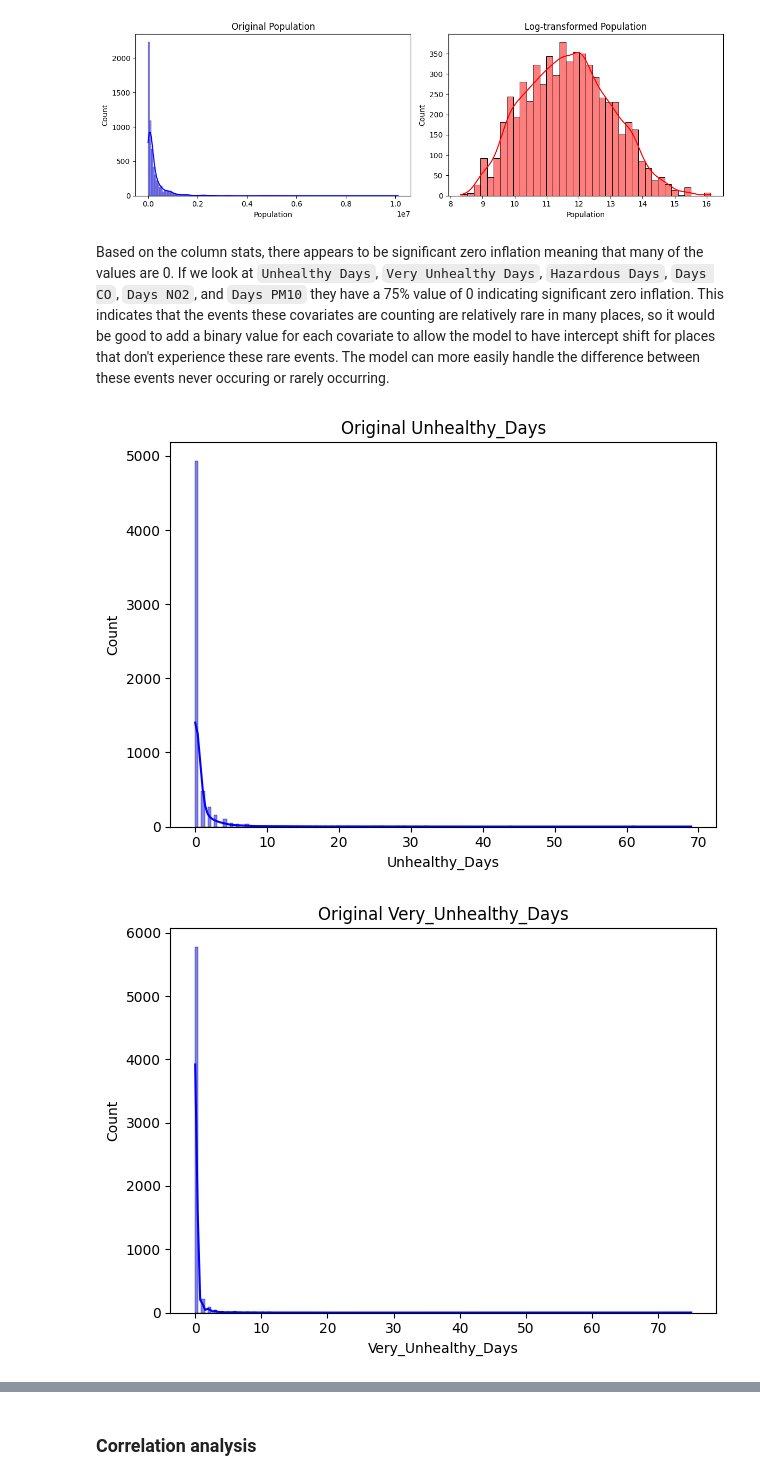
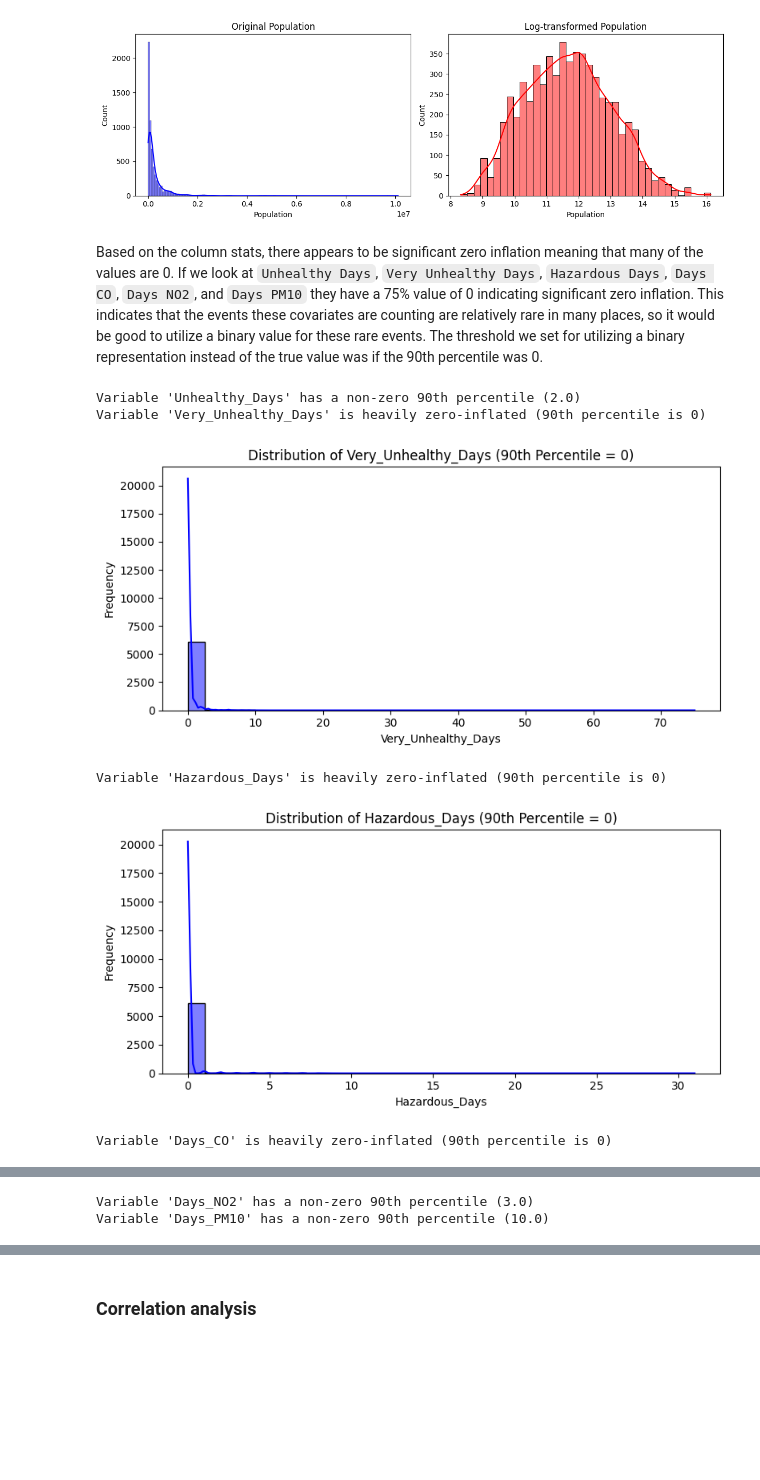
Before and after one commit to yunaxin/air-quality-health-analysis, a Jupyter notebook: analysis.ipynb, the cells around one changed output, grey strips where cells are left out. Drawn from its saved outputs; the diff is of its cells as text; code cells hidden in the pictures; blank space fills up the shorter version.

```diff
--- a/analysis.ipynb
+++ b/analysis.ipynb
@@ -171,16 +171,31 @@ for col in covariates:
 [figure]
 [figure]
 # %% [markdown]
-Based on the column stats, there appears to be significant zero inflation meaning that many of the values are 0. If we look at `Unhealthy Days`, `Very Unhealthy Days`, `Hazardous Days`, `Days CO`, `Days NO2`, and `Days PM10` they have a 75% value of 0 indicating significant zero inflation. This indicates that the events these covariates are counting are relatively rare in many places, so it would be good to add a binary value for each covariate to allow the model to have intercept shift for places that don't experience these rare events. The model can more easily handle the difference between these events never occuring or rarely occurring.
+Based on the column stats, there appears to be significant zero inflation meaning that many of the values are 0. If we look at `Unhealthy Days`, `Very Unhealthy Days`, `Hazardous Days`, `Days CO`, `Days NO2`, and `Days PM10` they have a 75% value of 0 indicating significant zero inflation. This indicates that the events these covariates are counting are relatively rare in many places, so it would be good to utilize a binary value for these rare events. The threshold we set for utilizing a binary representation instead of the true value was if the 90th percentile was 0.
 # %%
-zero_inflated_covariates = ['Unhealthy_Days', 'Very_Unhealthy_Days', 'Hazardous_Days', 'Days_CO', 'Days_NO2', 'Days_PM10']
+potential_zero_inflated_covariates = ['Unhealthy_Days', 'Very_Unhealthy_Days', 'Hazardous_Days', 'Days_CO', 'Days_NO2', 'Days_PM10']
+zero_inflated_covariates = []
 
-for col in zero_inflated_covariates:
-    sns.histplot(df[col], kde=True, color='blue')
-    plt.title(f"Original {col}")
+for col in potential_zero_inflated_covariates:
+    p90_value = df[col].quantile(0.9)
 
-    plt.tight_layout()
-    plt.show()
+    if p90_value == 0:
+        print(f"Variable '{col}' is heavily zero-inflated (90th percentile is 0)")
+        zero_inflated_covariates.append(col)
+        # Plot
+        plt.figure(figsize=(8, 4))
+        sns.histplot(df[col], kde=True, color='blue', bins=30)
+        plt.title(f"Distribution of {col} (90th Percentile = 0)")
+        plt.xlabel(col)
+        plt.ylabel("Frequency")
+        plt.tight_layout()
+        plt.show()
+    else:
+        print(f"Variable '{col}' has a non-zero 90th percentile ({p90_value})")
 # %% [output]
+Variable 'Unhealthy_Days' has a non-zero 90th percentile (2.0)
+Variable 'Very_Unhealthy_Days' is heavily zero-inflated (90th percentile is 0)
-[figure, old version]
+[figure, new version]
+Variable 'Hazardous_Days' is heavily zero-inflated (90th percentile is 0)
-[figure, old version]
+[figure, new version]
+Variable 'Days_CO' is heavily zero-inflated (90th percentile is 0)
@@ -191,3 +203,5 @@ for col in zero_inflated_covariates:
+Variable 'Days_NO2' has a non-zero 90th percentile (3.0)
+Variable 'Days_PM10' has a non-zero 90th percentile (10.0)
 # %%
 # Add binary terms
 for col in zero_inflated_covariates:
```
Also changed, not shown: parts of 13 cells of this notebook.
